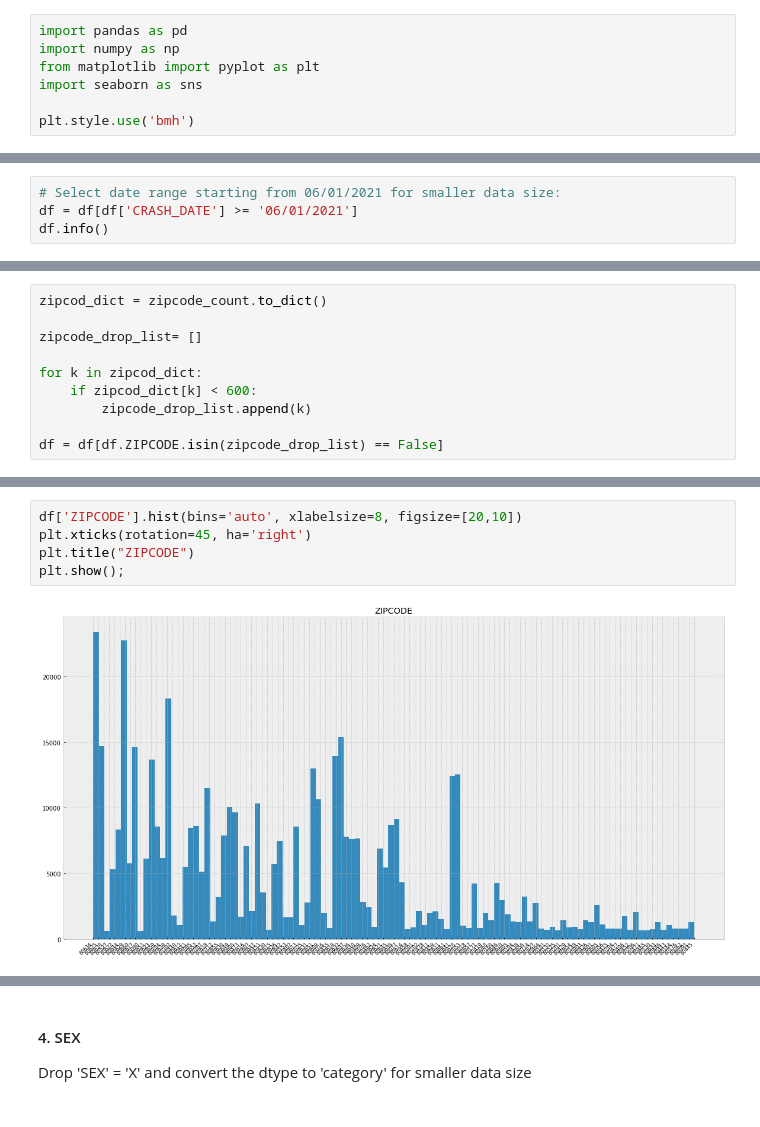
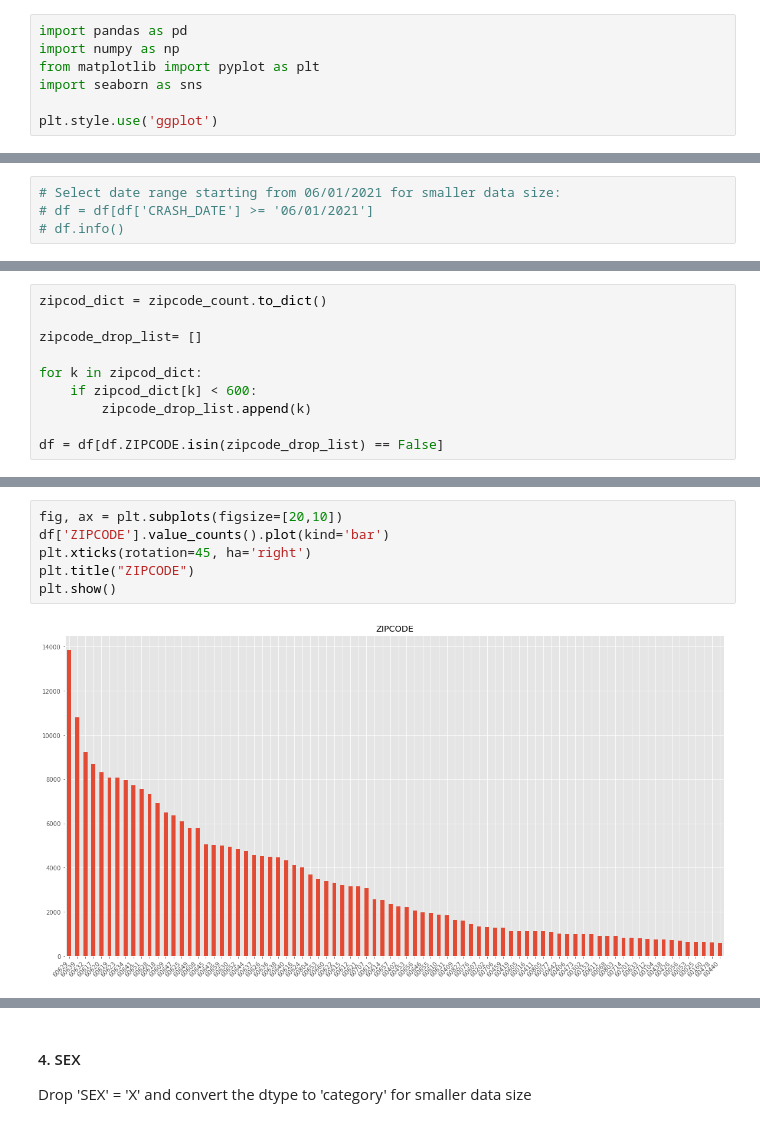
Before and after one commit to JasmineHuang25/Phase3_project, a Jupyter notebook: EDA_clean_data.ipynb, the cells around one changed output, grey strips where cells are left out. Cells and saved outputs as stored; diff of their text form.

```diff
--- a/EDA_clean_data.ipynb
+++ b/EDA_clean_data.ipynb
@@ -10,7 +10,7 @@ import numpy as np
 from matplotlib import pyplot as plt
 import seaborn as sns
 
-plt.style.use('bmh')
+plt.style.use('ggplot')
 # %% [markdown]
 ### Load DataFrame and first glance
 # %%
@@ -58,4 +78,4 @@ df['CRASH_DATE'].min(), df['CRASH_DATE'].max()
 # %%
 # Select date range starting from 06/01/2021 for smaller data size:
-df = df[df['CRASH_DATE'] >= '06/01/2021']
-df.info()
+# df = df[df['CRASH_DATE'] >= '06/01/2021']
+# df.info()
@@ -185,7 +158,8 @@ Name: ZIPCODE, Length: 115, dtype: int64
 # %%
-df['ZIPCODE'].hist(bins='auto', xlabelsize=8, figsize=[20,10])
+fig, ax = plt.subplots(figsize=[20,10])
+df['ZIPCODE'].value_counts().plot(kind='bar')
 plt.xticks(rotation=45, ha='right')
 plt.title("ZIPCODE")
-plt.show();
+plt.show()
 # %% [output]
-[figure, old version]
+[figure, new version]
```
Also changed, not shown: parts of 57 cells of this notebook, 7 other files.
